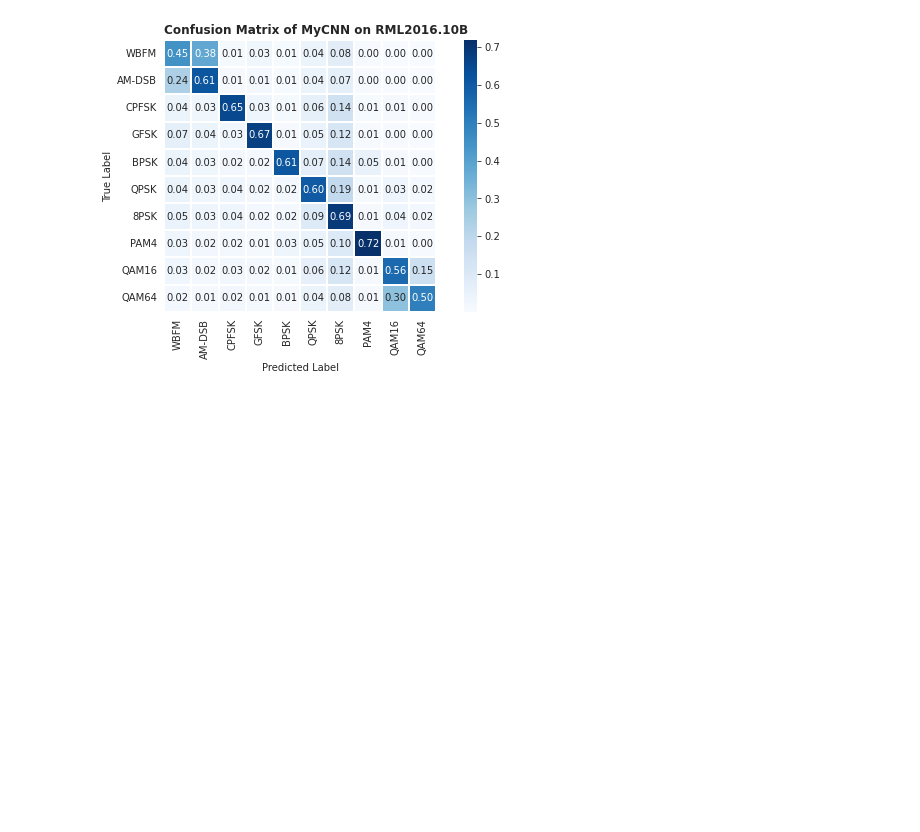
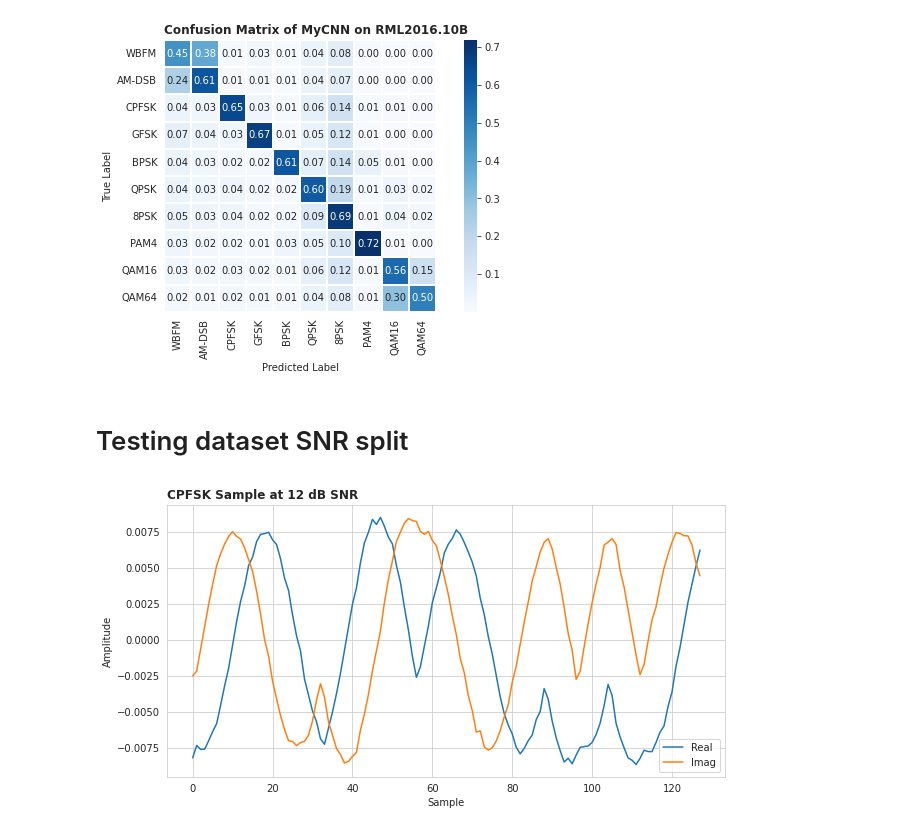
Before and after one commit to YairYarden/DeepCascadingAMC, a Jupyter notebook: Ex1.ipynb, the cells around one changed output. Saved outputs shown, nothing was run; the diff lists cells and outputs as text; code cells hidden in the pictures; blank space fills up the shorter version.

Commit message:
Test loading dataset splitted by SNR

```diff
--- a/Ex1.ipynb
+++ b/Ex1.ipynb
@@ -482,3 +489,27 @@ if fig_dir is not None:
 plt.show()
 # %% [output]
 [figure]
+# %% [markdown]
+# Testing dataset SNR split
+# %%
+datasetLow, dataMed, datasetHigh = load_RML201610B_dividedBySNR(path=data_path)
+# %%
+idx = 10
+snr = 12
+modulation = "CPFSK"
+
+mask = (datasetHigh.df["SNR"] == snr) & (datasetHigh.df["Modulation"] == modulation)
+sample = datasetHigh.as_numpy(mask=mask, le=le)[0][idx,0,:]
+t = np.arange(sample.shape[1])
+
+title = "{modulation} Sample at {snr:.0f} dB SNR".format(modulation=modulation, snr=snr)
+fig = plot_IQ(iq=sample, title=title)
+if fig_dir is not None:
+    file_path = "{fig_dir}/{modulation}_{snr:.0f}dB_sample.pdf".format(fig_dir=fig_dir,
+                                                                       modulation=modulation,
+                                                                       snr=snr)
+    print("Saving Figure -> {file_path}".format(file_path=file_path))
+    fig.savefig(file_path, format="pdf", transparent=True)
+plt.show()
+# %% [output]
+[figure, added]
```
Also changed, not shown: parts of 6 cells of this notebook.
